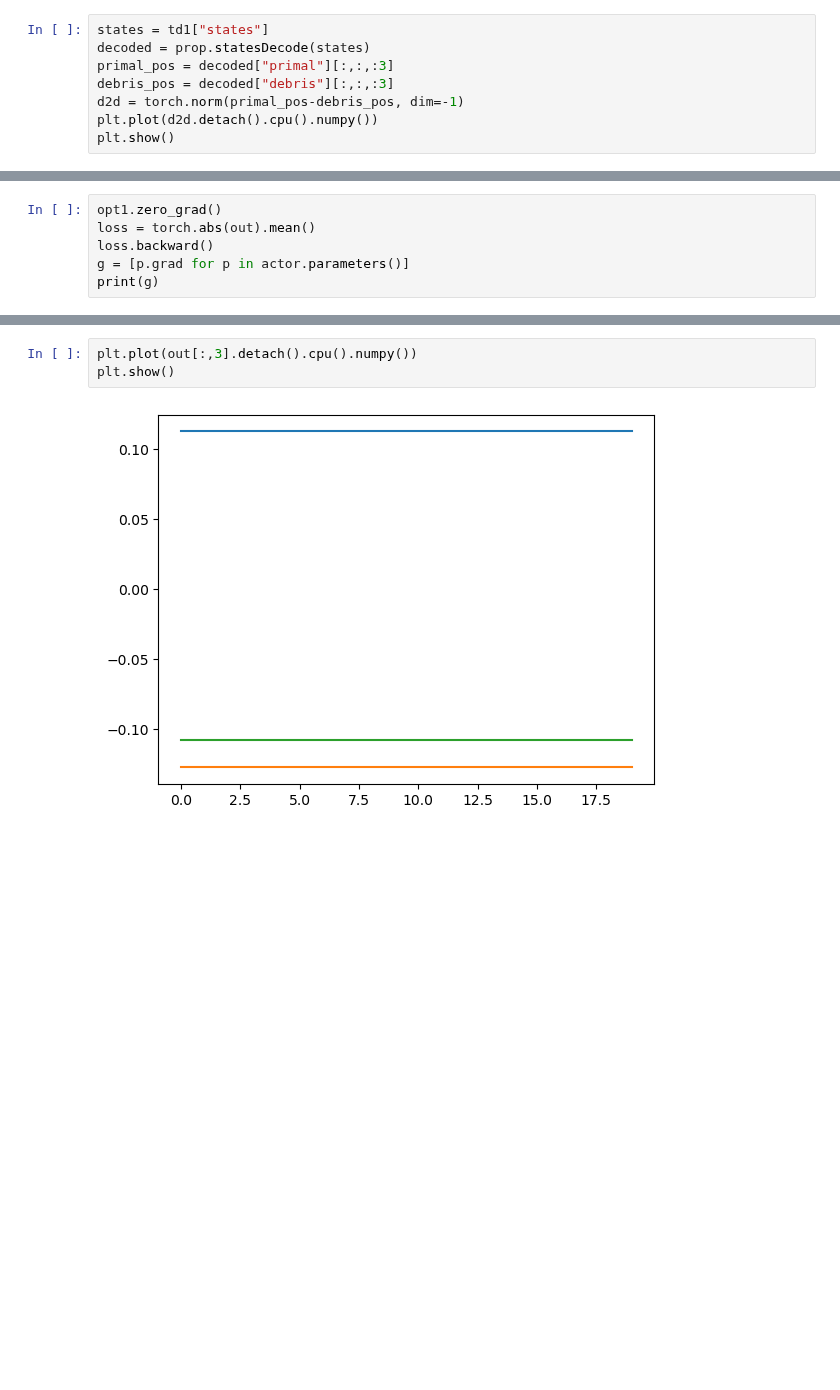
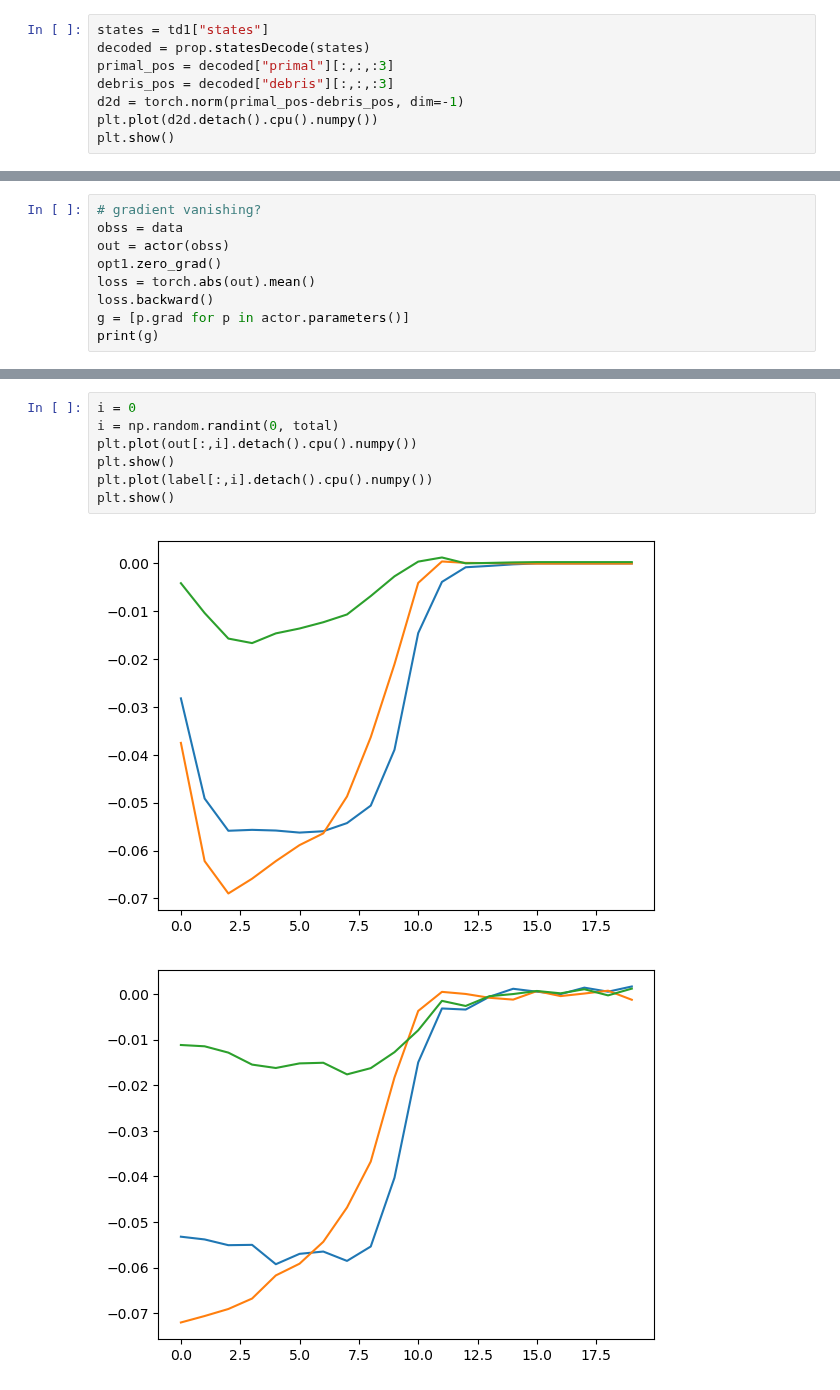
Before and after one commit to liziyao99/multi-debris-avoidance, a Jupyter notebook: H2Test.ipynb, the cells around one changed output, grey strips where cells are left out. Saved outputs shown, nothing was run; the diff lists cells and outputs as text; blank space fills up the shorter version.

```diff
--- a/H2Test.ipynb
+++ b/H2Test.ipynb
@@ -761,4 +773,7 @@ out = actor(obss0)
 # %%
+# gradient vanishing?
+obss = data
+out = actor(obss)
 opt1.zero_grad()
 loss = torch.abs(out).mean()
 loss.backward()
@@ -771,5 +782,10 @@ tensor(-0.7667, device='cuda:0')
-# %%
-plt.plot(out[:,3].detach().cpu().numpy())
-plt.show()
-# %% [output]
-[figure, removed]
+# %%
+i = 0
+i = np.random.randint(0, total)
+plt.plot(out[:,i].detach().cpu().numpy())
+plt.show()
+plt.plot(label[:,i].detach().cpu().numpy())
+plt.show()
+# %% [output]
+[figure, added]
+[figure, added]
```
Also changed, not shown: parts of 12 cells of this notebook, 5 other files.
